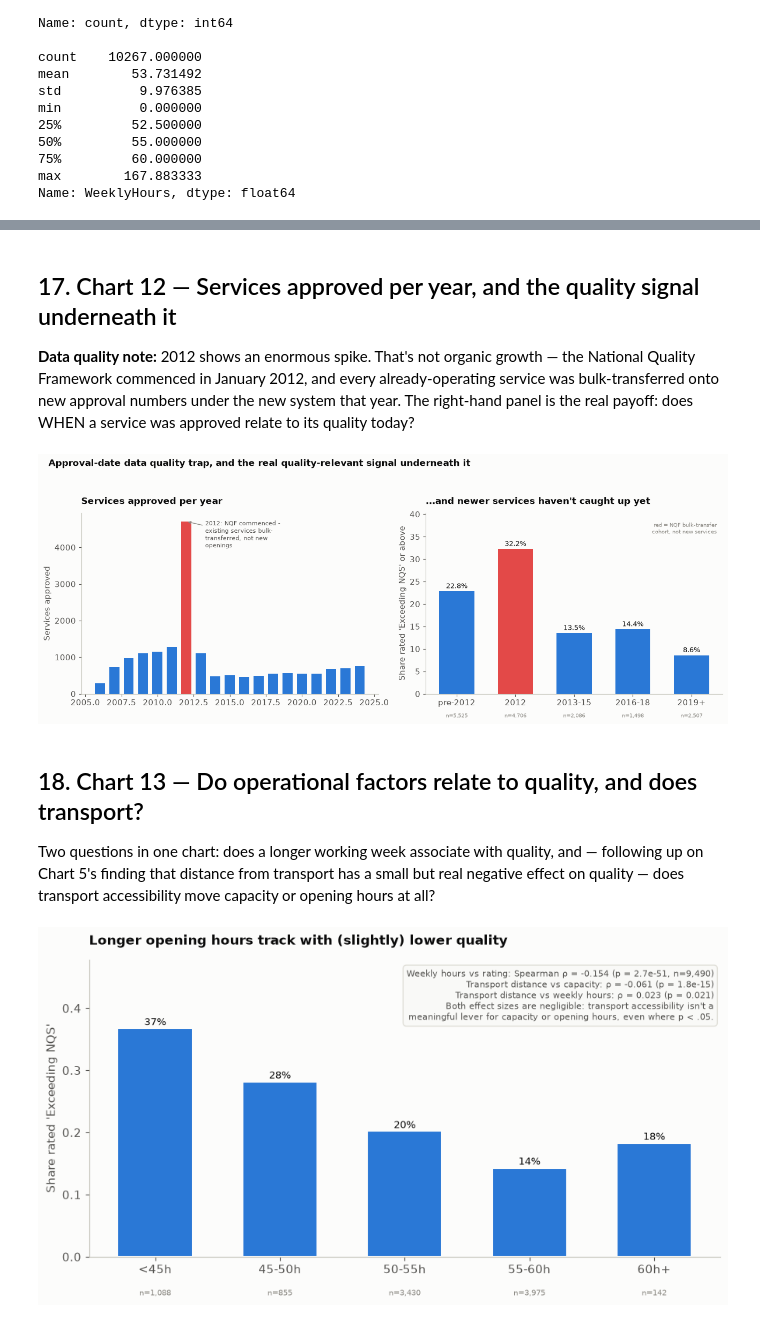
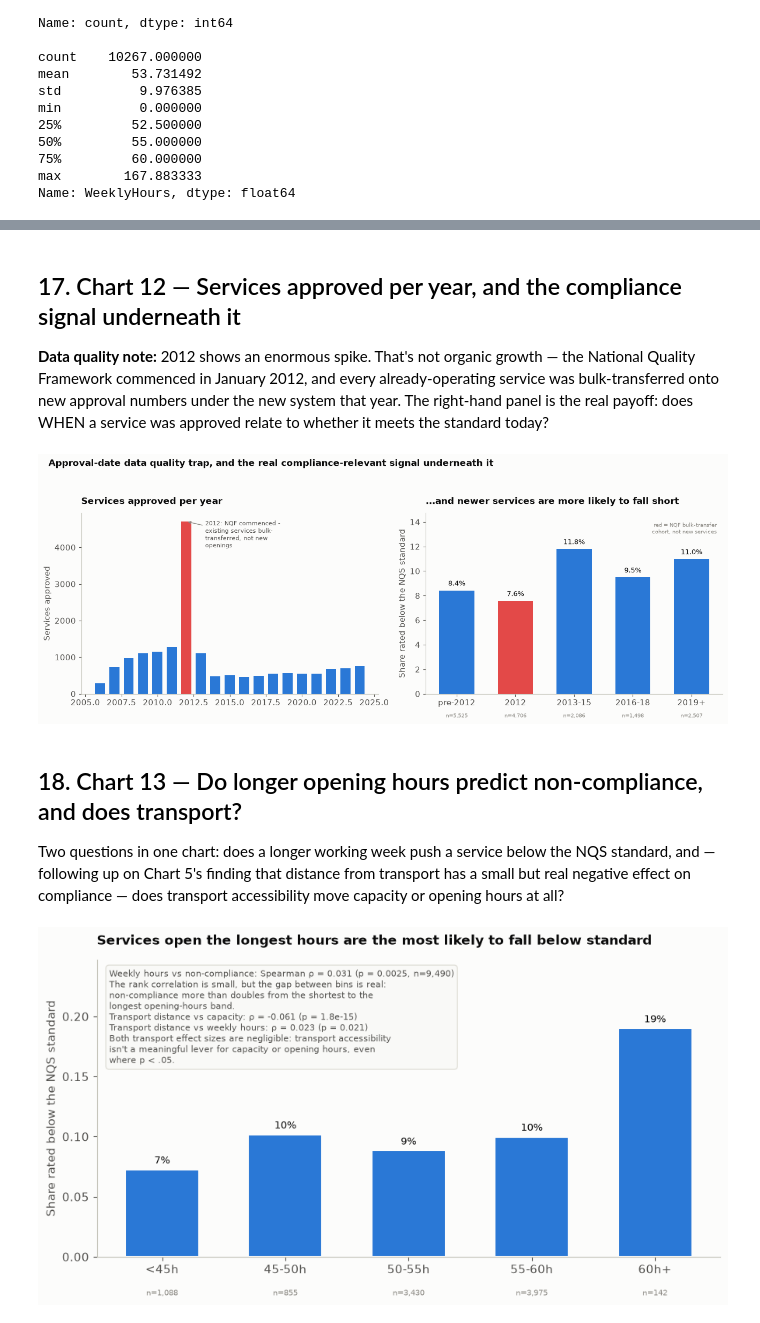
Before and after one commit to martvanhoorn2003-svg/Mart, a Jupyter notebook: ACECQA_Service_Quality_Analysis.ipynb, the cells around one changed output, grey strips where cells are left out. Drawn from its saved outputs; the diff is of its cells as text; code cells hidden in the pictures.

```diff
--- a/ACECQA_Service_Quality_Analysis.ipynb
+++ b/ACECQA_Service_Quality_Analysis.ipynb
@@ -933,8 +963,8 @@ summary["ldc_termtime_exceeding_pct"] = round(float(ldc_exceeding11.get("Term-ti
 # %% [markdown]
 
-## 17. Chart 12 — Services approved per year, and the quality signal underneath it
+## 17. Chart 12 — Services approved per year, and the compliance signal underneath it
 
-**Data quality note:** 2012 shows an enormous spike. That's not organic growth — the National Quality Framework commenced in January 2012, and every already-operating service was bulk-transferred onto new approval numbers under the new system that year. The right-hand panel is the real payoff: does WHEN a service was approved relate to its quality today?
+**Data quality note:** 2012 shows an enormous spike. That's not organic growth — the National Quality Framework commenced in January 2012, and every already-operating service was bulk-transferred onto new approval numbers under the new system that year. The right-hand panel is the real payoff: does WHEN a service was approved relate to whether it meets the standard today?
 # %%
 
 d12 = df[df["ApprovalYear"].between(2006, 2024)]
@@ -946,7 +976,7 @@ rated12 = rated12[rated12["OverallRating"] != NOT_YET_ASSESSED]
 bins12 = [2005, 2012, 2013, 2016, 2019, 2025]
 labels12 = ["pre-2012", "2012", "2013-15", "2016-18", "2019+"]
 rated12["cohort"] = pd.cut(rated12["ApprovalYear"], bins=bins12, labels=labels12, right=False)
-cohort_exceeding = rated12.groupby("cohort", observed=True)["OverallRating"].apply(lambda s: s.isin(["Exceeding NQS", "Excellent"]).mean())
+cohort_noncompliance = rated12.groupby("cohort", observed=True)["OverallRating"].apply(lambda s: s.isin(["Working Towards NQS", "Significant Improvement Required"]).mean())
 cohort_counts = rated12["cohort"].value_counts().reindex(labels12)
 
 fig, (ax1, ax2) = plt.subplots(1, 2, figsize=(13, 5.2))
@@ -965,21 +995,21 @@ for spine in ["top", "right"]:
 ax1.spines["left"].set_color(BASELINE); ax1.spines["bottom"].set_color(BASELINE)
 
 bar_colors12 = [CAT["red"] if lbl == "2012" else CAT["blue"] for lbl in labels12]
-ymax12 = max(cohort_exceeding.max() * 100 * 1.25, 5)
-bars2 = ax2.bar(labels12, (cohort_exceeding.reindex(labels12) * 100).values, color=bar_colors12, width=0.6)
+ymax12 = max(cohort_noncompliance.max() * 100 * 1.25, 5)
+bars2 = ax2.bar(labels12, (cohort_noncompliance.reindex(labels12) * 100).values, color=bar_colors12, width=0.6)
 for bar, lbl in zip(bars2, labels12):
     h = bar.get_height()
-    ax2.text(bar.get_x() + bar.get_width() / 2, h + 0.7, f"{h:.1f}%", ha="center", fontsize=9)
+    ax2.text(bar.get_x() + bar.get_width() / 2, h + 0.4, f"{h:.1f}%", ha="center", fontsize=9)
     ax2.text(bar.get_x() + bar.get_width() / 2, -0.13 * ymax12, f"n={cohort_counts[lbl]:,}", ha="center", fontsize=7.5, color=INK_MUTED)
 ax2.set_ylim(0, ymax12)
-ax2.set_ylabel("Share rated 'Exceeding NQS' or above")
-ax2.set_title("...and newer services haven't caught up yet", fontsize=12, fontweight="bold", color=INK_PRIMARY, loc="left", pad=12)
+ax2.set_ylabel("Share rated below the NQS standard")
+ax2.set_title("...and newer services are more likely to fall short", fontsize=12, fontweight="bold", color=INK_PRIMARY, loc="left", pad=12)
 ax2.text(0.98, 0.95, "red = NQF bulk-transfer\ncohort, not new services", transform=ax2.transAxes, ha="right", va="top", fontsize=7.5, color=INK_MUTED)
 for spine in ["top", "right"]:
     ax2.spines[spine].set_visible(False)
 ax2.spines["left"].set_color(BASELINE); ax2.spines["bottom"].set_color(BASELINE)
 
-fig.suptitle("Approval-date data quality trap, and the real quality-relevant signal underneath it",
+fig.suptitle("Approval-date data quality trap, and the real compliance-relevant signal underneath it",
              fontsize=12.5, fontweight="bold", color=INK_PRIMARY, x=0.02, ha="left")
 fig.tight_layout(rect=[0, 0, 1, 0.94])
 fig.savefig(FIG_DIR / "12_approval_trend.png", dpi=200)
@@ -988,70 +1018,76 @@ plt.show()
 summary["approvals_2012_nqf_spike"] = int(by_year.loc[2012])
 summary["approvals_2014"] = int(by_year.loc[2014])
 summary["approvals_2024"] = int(by_year.loc[2024])
-summary["exceeding_pct_pre2012_cohort"] = round(float(cohort_exceeding["pre-2012"]) * 100, 1)
-summary["exceeding_pct_2019plus_cohort"] = round(float(cohort_exceeding["2019+"]) * 100, 1)
+summary["noncompliance_pct_pre2012_cohort"] = round(float(cohort_noncompliance["pre-2012"]) * 100, 1)
+summary["noncompliance_pct_2019plus_cohort"] = round(float(cohort_noncompliance["2019+"]) * 100, 1)
 # %% [output]
-[figure, old version]
+[figure, new version]
 # %% [markdown]
 
-## 18. Chart 13 — Do operational factors relate to quality, and does transport?
+## 18. Chart 13 — Do longer opening hours predict non-compliance, and does transport?
 
-Two questions in one chart: does a longer working week associate with quality, and — following up on Chart 5's finding that distance from transport has a small but real negative effect on quality — does transport accessibility move capacity or opening hours at all?
+Two questions in one chart: does a longer working week push a service below the NQS standard, and — following up on Chart 5's finding that distance from transport has a small but real negative effect on compliance — does transport accessibility move capacity or opening hours at all?
 # %%
 
 d13 = df[df["OverallRating"].notna() & df["WeeklyHours"].notna()].copy()
 d13["OverallRating"] = d13["OverallRating"].astype(str)
 d13 = d13[d13["OverallRating"] != NOT_YET_ASSESSED]
 d13 = d13[d13["WeeklyHours"].between(1, 100)]
-d13["rating_code"] = d13["OverallRating"].map({v: i for i, v in enumerate(RATING_ORDER_SUBSTANTIVE)})
+d13["BelowStandard"] = d13["OverallRating"].isin(["Working Towards NQS", "Significant Improvement Required"]).astype(int)
 
 bins13 = [0, 45, 50, 55, 60, 100]
 labels13 = ["<45h", "45-50h", "50-55h", "55-60h", "60h+"]
 d13["hours_bin"] = pd.cut(d13["WeeklyHours"], bins=bins13, labels=labels13)
-props13 = d13.groupby("hours_bin", observed=True)["OverallRating"].apply(lambda s: (s == "Exceeding NQS").mean())
+props13 = d13.groupby("hours_bin", observed=True)["BelowStandard"].mean()
 counts13 = d13["hours_bin"].value_counts().reindex(labels13)
 
-rho_hours, p_hours = stats.spearmanr(d13["WeeklyHours"], d13["rating_code"])
+rho_hours, p_hours = stats.spearmanr(d13["WeeklyHours"], d13["BelowStandard"])
 
 cap13 = df.dropna(subset=["NumberOfApprovedPlaces"])
 cap13 = cap13[~cap13["train_dist_outlier"]]
 rho_cap, p_cap = stats.spearmanr(cap13["DistanceToTrainStation_km"], cap13["NumberOfApprovedPlaces"])
 
 hrs13 = df.dropna(subset=["WeeklyHours"])
 hrs13 = hrs13[~hrs13["train_dist_outlier"] & hrs13["WeeklyHours"].between(1, 100)]
 rho_transport_hours, p_transport_hours = stats.spearmanr(hrs13["DistanceToTrainStation_km"], hrs13["WeeklyHours"])
 
 ymax13 = max(props13.max() * 1.3, 0.05)
 fig, ax = plt.subplots(figsize=(9, 5))
 bars = ax.bar(labels13, props13.reindex(labels13).values, color=CAT["blue"], width=0.6, edgecolor=SURFACE, linewidth=1.5)
 for bar, lbl in zip(bars, labels13):
     ax.text(bar.get_x() + bar.get_width() / 2, bar.get_height() + 0.005, f"{bar.get_height():.0%}", ha="center", fontsize=9, color=INK_PRIMARY)
     ax.text(bar.get_x() + bar.get_width() / 2, -0.13 * ymax13, f"n={counts13[lbl]:,}", ha="center", fontsize=7.5, color=INK_MUTED)
 ax.set_ylim(0, ymax13)
-ax.set_ylabel("Share rated 'Exceeding NQS'")
-ax.set_title("Longer opening hours track with (slightly) lower quality", fontsize=12.5, fontweight="bold", color=INK_PRIMARY, loc="left", pad=14)
-ax.text(0.99, 0.97,
-        f"Weekly hours vs rating: Spearman ρ = {rho_hours:.3f} (p = {p_hours:.2g}, n={len(d13):,})\n"
+ax.set_ylabel("Share rated below the NQS standard")
+ax.set_title("Services open the longest hours are the most likely to fall below standard", fontsize=12.5, fontweight="bold", color=INK_PRIMARY, loc="left", pad=14)
+ax.text(0.02, 0.97,
+        f"Weekly hours vs non-compliance: Spearman ρ = {rho_hours:.3f} (p = {p_hours:.2g}, n={len(d13):,})\n"
+        "The rank correlation is small, but the gap between bins is real:\n"
+        "non-compliance more than doubles from the shortest to the\n"
+        "longest opening-hours band.\n"
         f"Transport distance vs capacity: ρ = {rho_cap:.3f} (p = {p_cap:.2g})\n"
         f"Transport distance vs weekly hours: ρ = {rho_transport_hours:.3f} (p = {p_transport_hours:.2g})\n"
-        "Both effect sizes are negligible: transport accessibility isn't a\n"
-        "meaningful lever for capacity or opening hours, even where p < .05.",
-        transform=ax.transAxes, ha="right", va="top", fontsize=8, color=INK_SECONDARY,
+        "Both transport effect sizes are negligible: transport accessibility\n"
+        "isn't a meaningful lever for capacity or opening hours, even\n"
+        "where p < .05.",
+        transform=ax.transAxes, ha="left", va="top", fontsize=8, color=INK_SECONDARY,
         bbox=dict(boxstyle="round,pad=0.4", facecolor="#f9f9f7", edgecolor=GRIDLINE))
 for spine in ["top", "right"]:
     ax.spines[spine].set_visible(False)
 ax.spines["left"].set_color(BASELINE); ax.spines["bottom"].set_color(BASELINE)
 fig.tight_layout()
 fig.savefig(FIG_DIR / "13_hours_vs_quality.png", dpi=200)
 plt.show()
 
-summary["hours_quality_spearman_rho"] = round(float(rho_hours), 4)
-summary["hours_quality_spearman_p"] = float(p_hours)
+summary["hours_noncompliance_spearman_rho"] = round(float(rho_hours), 4)
+summary["hours_noncompliance_spearman_p"] = float(p_hours)
+summary["noncompliance_pct_shortest_hours_bin"] = round(float(props13.iloc[0]) * 100, 1)
+summary["noncompliance_pct_longest_hours_bin"] = round(float(props13.iloc[-1]) * 100, 1)
 summary["transport_capacity_spearman_rho"] = round(float(rho_cap), 4)
 summary["transport_hours_spearman_rho"] = round(float(rho_transport_hours), 4)
 summary["transport_hours_spearman_p"] = float(p_transport_hours)
 # %% [output]
-[figure, old version]
+[figure, new version]
 # %% [markdown]
 
 ## 19. Summary for the presentation
```
Also changed, not shown: parts of 10 cells of this notebook, 9 other files.
